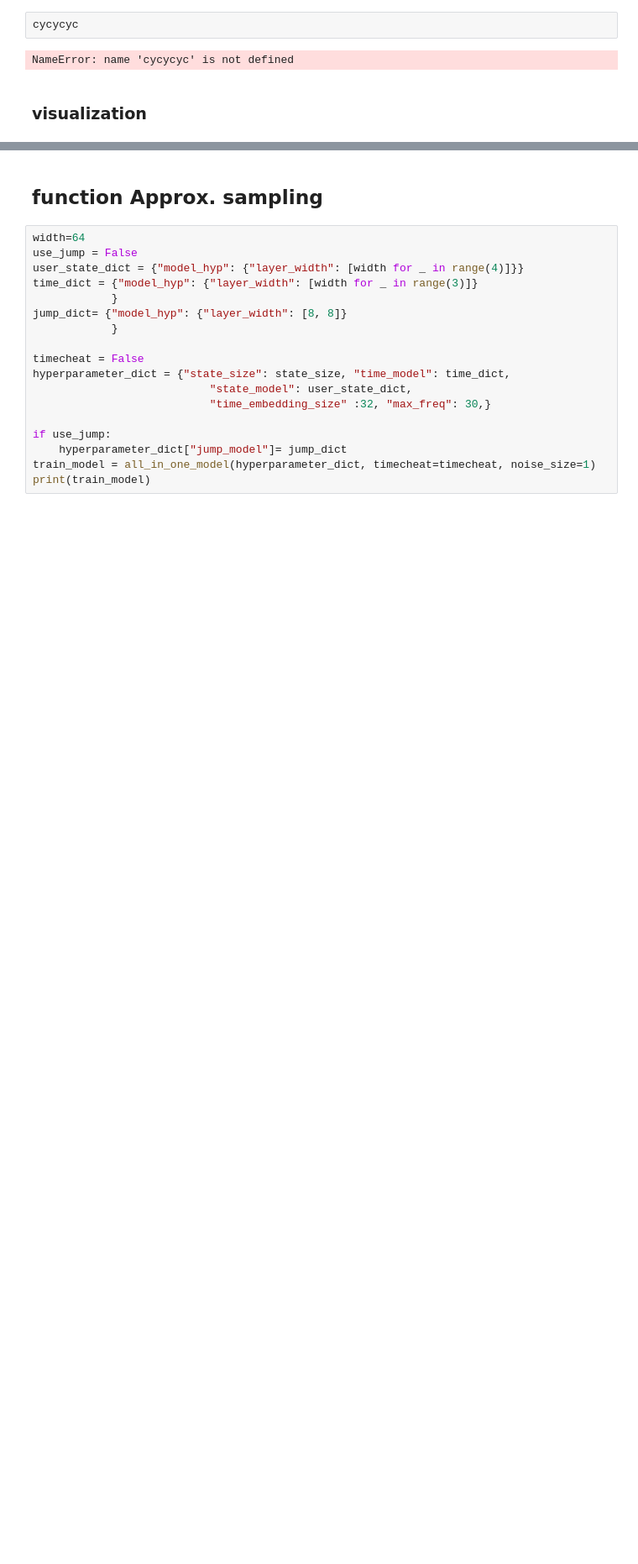
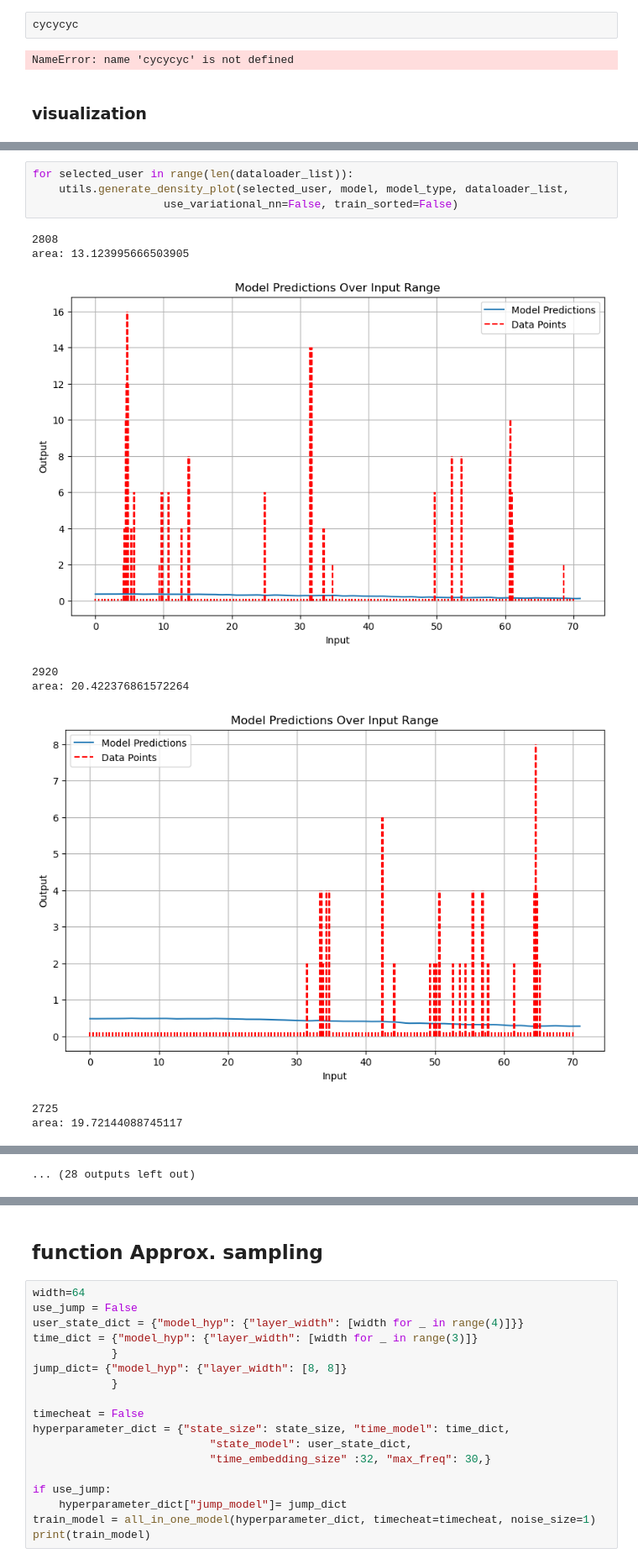
Before and after one commit to Thahit/Recommender_Sim, a Jupyter notebook: notebooks/explore_training.ipynb, the cells around one changed output, grey strips where cells are left out. Shown at 84% size. Drawn from its saved outputs; the diff is of its cells as text; blank space fills up the shorter version.

```diff
--- a/notebooks/explore_training.ipynb
+++ b/notebooks/explore_training.ipynb
@@ -347,0 +353,13 @@ NameError: name 'cycycyc' is not defined
+# %%
+for selected_user in range(len(dataloader_list)):
+    utils.generate_density_plot(selected_user, model, model_type, dataloader_list,
+                    use_variational_nn=False, train_sorted=False)
+# %% [output]
+2808
+area: 13.123995666503905
+[figure, added]
+2920
+area: 20.422376861572264
+[figure, added]
+2725
+area: 19.72144088745117
@@ -348 +376,2 @@ NameError: name 'cycycyc' is not defined
+... (28 outputs left out)
 # %%
```
Also changed, not shown: parts of 34 cells of this notebook, 1 other file.
